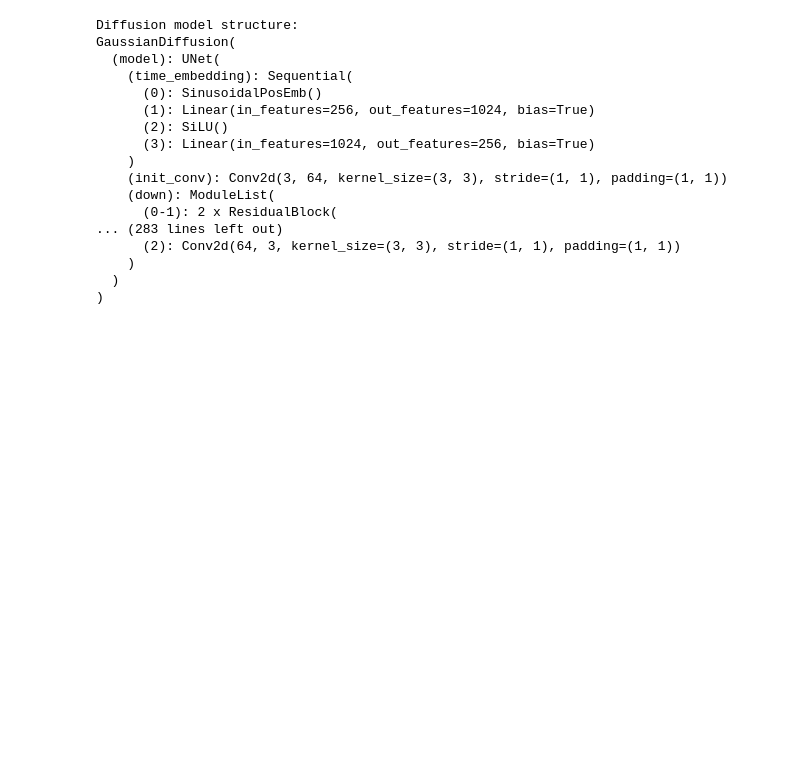
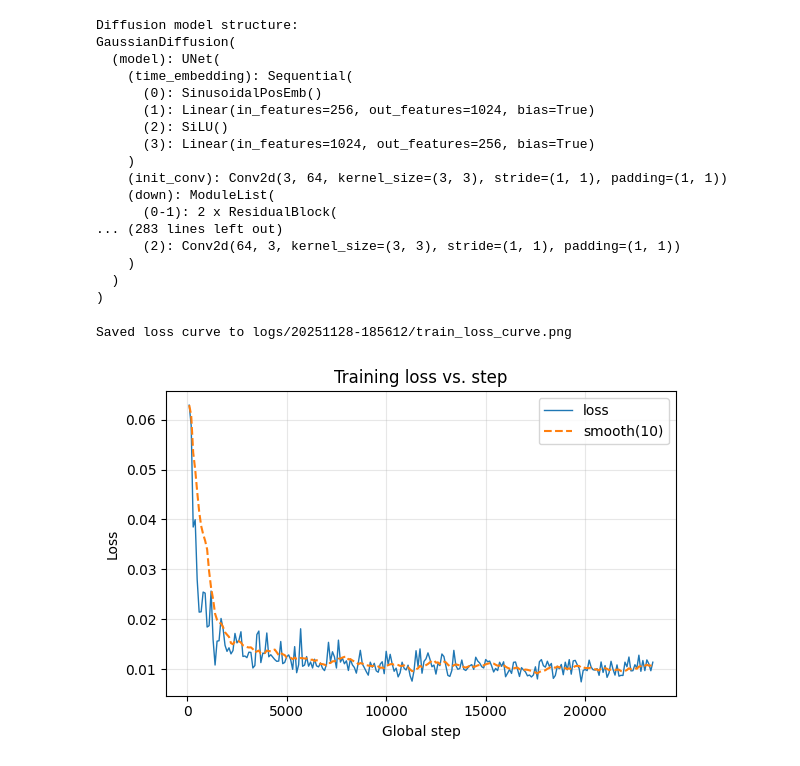
Before and after one commit to daniel0813101/2025-CVPDL, a Jupyter notebook: HW3/code_314706007/src/image_generation_written_digits.ipynb, the cells around one changed output. Saved outputs shown, nothing was run; the diff lists cells and outputs as text; code cells hidden in the pictures; blank space fills up the shorter version.

```diff
--- a/HW3/code_314706007/src/image_generation_written_digits.ipynb
+++ b/HW3/code_314706007/src/image_generation_written_digits.ipynb
@@ -304,3 +305,63 @@ GaussianDiffusion(
     )
   )
 )
+# %%
+
+# Plot training loss over steps
+def plot_training_loss(
+    log_path: Path = LOG_CSV,
+    smooth_window: int = 10,
+    save: bool = True,
+):
+    """Plot training loss progression and optionally save the figure."""
+    if not log_path.exists():
+        print(f'No log file found at {log_path}. Run training first.')
+        return None
+
+    steps, losses = [], []
+    with log_path.open() as f:
+        reader = csv.DictReader(f)
+        for row in reader:
+            try:
+                steps.append(int(row['step']))
+                losses.append(float(row['loss']))
+            except (KeyError, ValueError):
+                continue
+
+    if not steps:
+        print('Log file has no valid entries yet.')
+        return None
+
+    fig, ax = plt.subplots(figsize=(6, 4))
+    ax.plot(steps, losses, label='loss', color='tab:blue', linewidth=1)
+
+    if smooth_window > 1 and len(losses) >= smooth_window:
+        smooth = []
+        cumulative = 0.0
+        for i, value in enumerate(losses):
+            cumulative += value
+            if i >= smooth_window:
+                cumulative -= losses[i - smooth_window]
+            denom = min(i + 1, smooth_window)
+            smooth.append(cumulative / denom)
+        ax.plot(steps, smooth, label=f'smooth({smooth_window})', color='tab:orange', linestyle='--')
+
+    ax.set_xlabel('Global step')
+    ax.set_ylabel('Loss')
+    ax.set_title('Training loss vs. step')
+    ax.grid(alpha=0.3)
+    ax.legend()
+    fig.tight_layout()
+
+    if save:
+        out_path = log_path.parent / 'train_loss_curve.png'
+        fig.savefig(out_path, dpi=200)
+        print(f'Saved loss curve to {out_path}')
+
+    plt.show()
+    return fig
+
+fig = plot_training_loss()
+# %% [output]
+Saved loss curve to logs/20251128-185612/train_loss_curve.png
+[figure, added]
```
Also changed, not shown: parts of 1 cell of this notebook, 2 other files.
